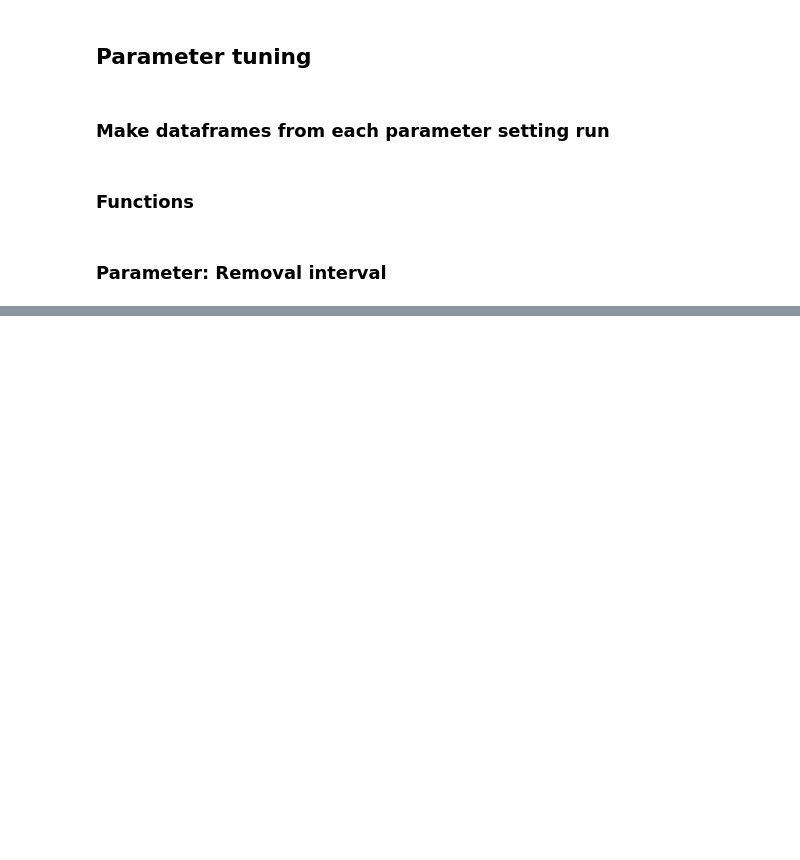
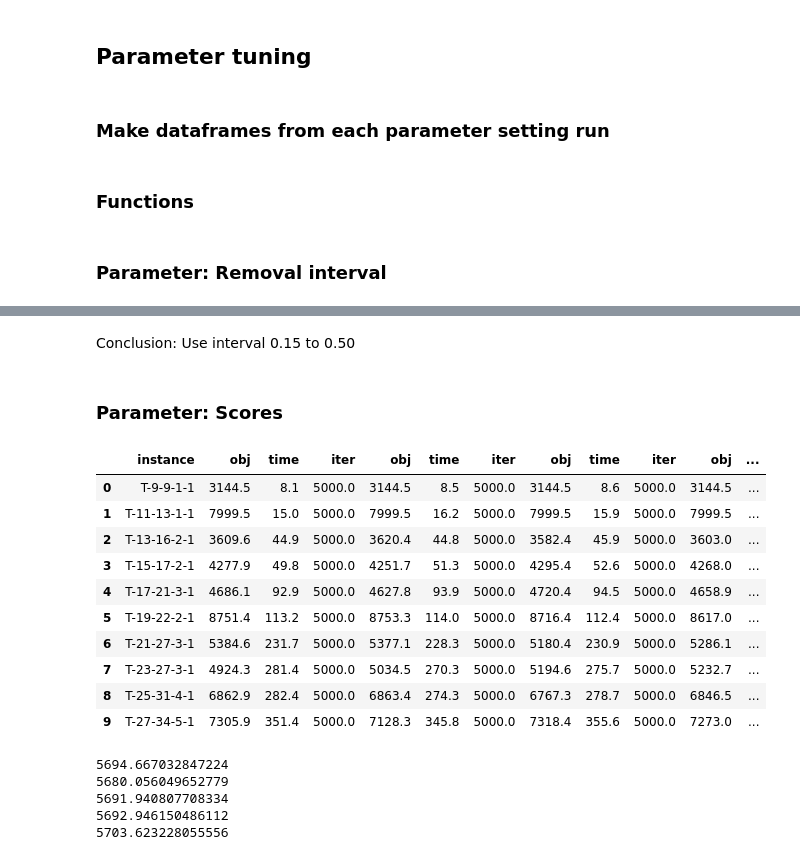
Before and after one commit to avandvik/masters-thesis, a Jupyter notebook: plot/dataframes.ipynb, the cells around one changed output, grey strips where cells are left out. Cells and saved outputs as stored; diff of their text form; code cells hidden in the pictures; blank space fills up the shorter version.

```diff
--- a/plot/dataframes.ipynb
+++ b/plot/dataframes.ipynb
@@ -186,0 +212,51 @@ df_total
+# %% [markdown]
+Conclusion: Use interval 0.15 to 0.50
+# %% [markdown]
+### Parameter: Scores
+# %%
+# The column to sort the rows by
+sort_column = instance_key
+
+df_sc_1 = get_run_df('sc-33.0-9.0-13.0.pkl', sort_column)
+df_sc_2 = get_run_df('sc-33.0-9.0-1.0.pkl', sort_column)
+df_sc_3 = get_run_df('sc-33.0-9.0-9.0.pkl', sort_column)
+df_sc_4 = get_run_df('sc-9.0-9.0-9.0.pkl', sort_column)
+df_sc_5 = get_run_df('sc-9.0-9.0-1.0.pkl', sort_column)
+
+# The columns that should be selected from each sub df
+columns = [instance_key, avg_obj_key, avg_time_key, avg_iter_key]
+
+# Get all sub dfs (each representing )
+one = get_sub_df(df_sc_1, columns, sort_column)
+two = get_sub_df(df_sc_2, columns, sort_column)
+three = get_sub_df(df_sc_3, columns, sort_column)
+four = get_sub_df(df_sc_4, columns, sort_column)
+five = get_sub_df(df_sc_5, columns, sort_column)
+
+df_total = merge_sub_dfs([one, two, three, four, five])
+
+df_total
+# %% [output]
+|  | instance | obj | time | iter | obj | time | iter | obj | time | iter | obj | ... |
+| 0 | T-9-9-1-1 | 3144.5 | 8.1 | 5000.0 | 3144.5 | 8.5 | 5000.0 | 3144.5 | 8.6 | 5000.0 | 3144.5 | ... |
+| 1 | T-11-13-1-1 | 7999.5 | 15.0 | 5000.0 | 7999.5 | 16.2 | 5000.0 | 7999.5 | 15.9 | 5000.0 | 7999.5 | ... |
+| 2 | T-13-16-2-1 | 3609.6 | 44.9 | 5000.0 | 3620.4 | 44.8 | 5000.0 | 3582.4 | 45.9 | 5000.0 | 3603.0 | ... |
+| 3 | T-15-17-2-1 | 4277.9 | 49.8 | 5000.0 | 4251.7 | 51.3 | 5000.0 | 4295.4 | 52.6 | 5000.0 | 4268.0 | ... |
+| 4 | T-17-21-3-1 | 4686.1 | 92.9 | 5000.0 | 4627.8 | 93.9 | 5000.0 | 4720.4 | 94.5 | 5000.0 | 4658.9 | ... |
+| 5 | T-19-22-2-1 | 8751.4 | 113.2 | 5000.0 | 8753.3 | 114.0 | 5000.0 | 8716.4 | 112.4 | 5000.0 | 8617.0 | ... |
+| 6 | T-21-27-3-1 | 5384.6 | 231.7 | 5000.0 | 5377.1 | 228.3 | 5000.0 | 5180.4 | 230.9 | 5000.0 | 5286.1 | ... |
+| 7 | T-23-27-3-1 | 4924.3 | 281.4 | 5000.0 | 5034.5 | 270.3 | 5000.0 | 5194.6 | 275.7 | 5000.0 | 5232.7 | ... |
+| 8 | T-25-31-4-1 | 6862.9 | 282.4 | 5000.0 | 6863.4 | 274.3 | 5000.0 | 6767.3 | 278.7 | 5000.0 | 6846.5 | ... |
+| 9 | T-27-34-5-1 | 7305.9 | 351.4 | 5000.0 | 7128.3 | 345.8 | 5000.0 | 7318.4 | 355.6 | 5000.0 | 7273.0 | ... |
+# %%
+print(one['obj'].mean())
+print(two['obj'].mean())
+print(three['obj'].mean())
+print(four['obj'].mean())
+print(five['obj'].mean())
+# %% [output]
+5694.667032847224
+5680.056049652779
+5691.940807708334
+5692.946150486112
+5703.623228055556
```
Also changed, not shown: parts of 6 cells of this notebook, 15 other files.
